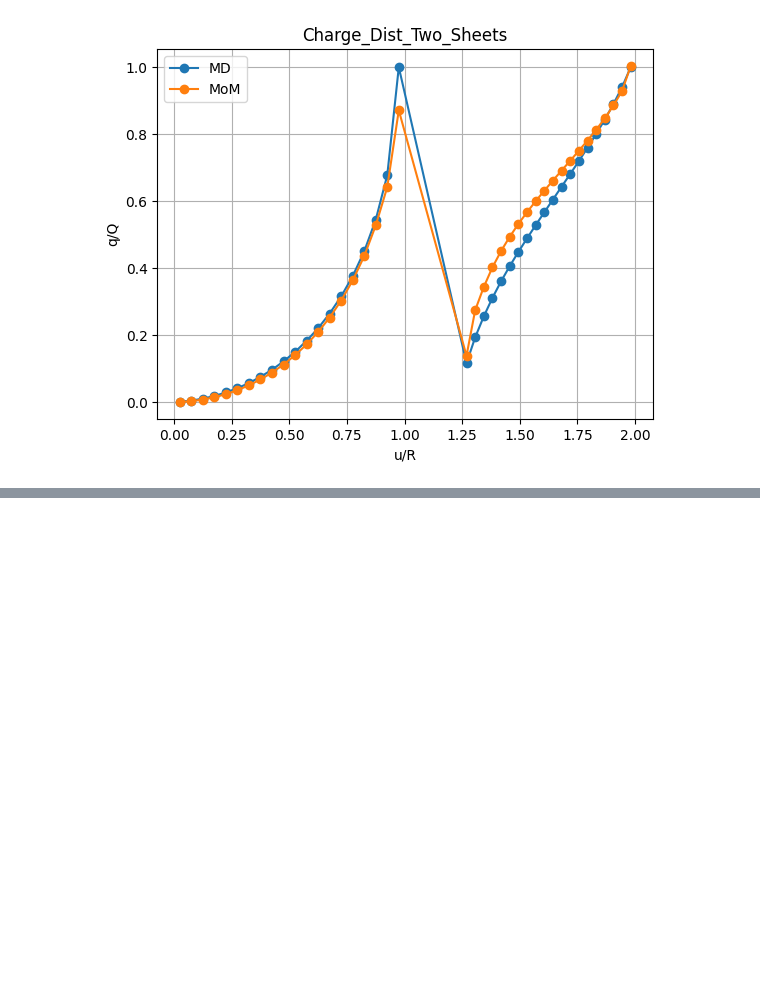
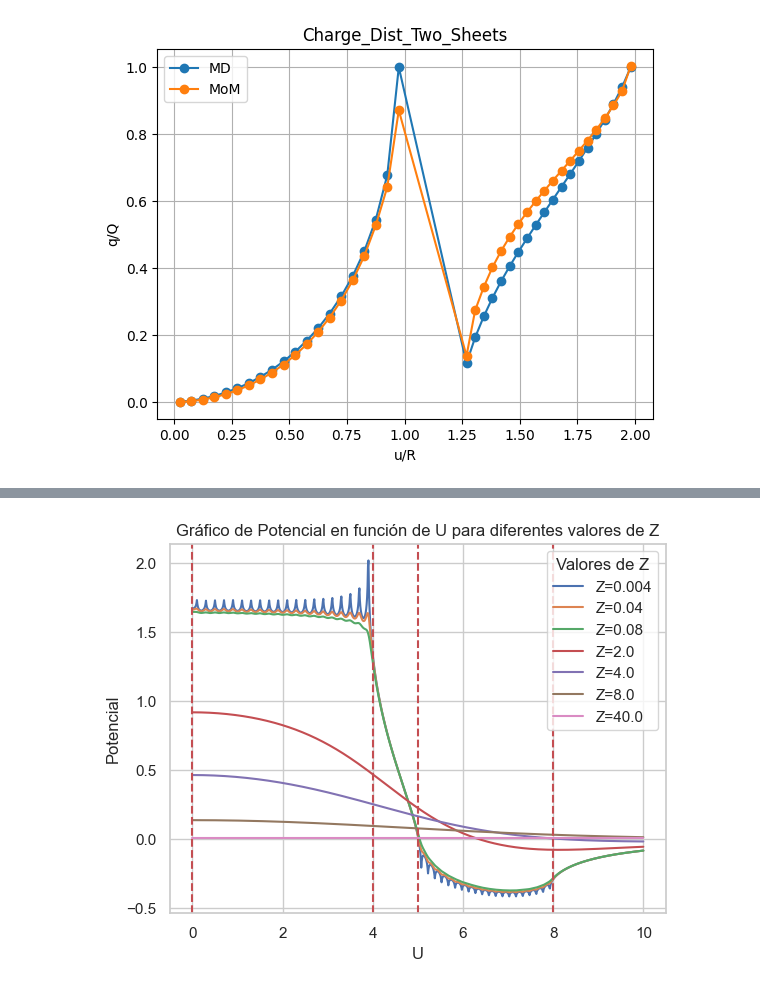
Before and after one commit to CristianC2002/Molecular_Dynamics__Disc-Model, a Jupyter notebook: 2. Data_Analysis.ipynb, the cells around one changed output, grey strips where cells are left out. Saved outputs shown, nothing was run; the diff lists cells and outputs as text; code cells hidden in the pictures; blank space fills up the shorter version.

Commit message:
Potencial Added

```diff
--- a/2. Data_Analysis.ipynb
+++ b/2. Data_Analysis.ipynb
@@ -591,0 +578,87 @@ Integral elíptica de primer tipo: 1.8540746773013719
+# %%
+import scipy.special as sps
+
+
+Total_Density['Center'] = (Total_Density['Inicio'] + Total_Density['Fin'])/2
+
+def generar_numeros_equidistantes(N, inicio, fin):
+    if N <= 1:
+        return [inicio]
+
+    paso = (fin - inicio) / (N - 1)  # Calcula el paso entre los números
+    numeros = []
+
+    for i in range(N):
+        valor = inicio + i * paso
+        numeros.append(valor)
+
+    return numeros
+
+def Delta_U(n):
+    if n < Muestras:
+        return interval_size_Int
+    else:
+        return interval_size_Ext
+
+def Center_U(n):
+    return Total_Density.loc[n, "Center"]
+
+def Sigma_U(n):
+    return Total_Density.loc[n, "Sigma"]
+
+# Ejemplo de una función que calcula el potencial (debes definir la tuya)
+def Potencial_Esp(valor_u, Z):
+
+    Const = 1/(4*np.pi*e0)
+
+    POTENCIAL = 0
+
+    for i in range(2*Muestras):
+        Density_u = Sigma_U(i)
+        Center_u = Center_U(i)
+        Delta_u = Delta_U(i)
+
+        Dif_2 = (valor_u-Center_u)**2
+
+        POTENCIAL += (Density_u * Center_u * Delta_u) * (4/(np.sqrt((Dif_2)+(Z**2)))) * sps.ellipk(-4*((valor_u*Center_u)/((Dif_2)+(Z**2))))
+
+    return Const*POTENCIAL
+
+U_Total = 1000
+
+Potencial_DF = pd.DataFrame({'U': generar_numeros_equidistantes(U_Total,0,1.25*r_2)})
+
+# Lista de valores de Z que deseas graficar
+valores_Z = [r_1/1000,r_1/100,r_1/50,r_1/2,r_1,2*r_1,10*r_1]
+
+# Crear un gráfico de dispersión para cada valor de Z
+sns.set(style="whitegrid")  # Establece el estilo del gráfico
+
+
+
+for Z in valores_Z:
+    print(Z/max(valores_Z))
+    columna_potencial = f'Potencial_{Z}'
+    Potencial_DF[columna_potencial] = Potencial_DF['U'].apply(Potencial_Esp, Z=Z)
+    sns.lineplot(data=Potencial_DF, x='U', y=columna_potencial, label=f'Z={Z}')
+
+# Personaliza el gráfico (títulos y etiquetas)
+plt.title('Gráfico de Potencial en función de U para diferentes valores de Z')
+plt.xlabel('U')
+plt.ylabel('Potencial')
+
+# Agrega una leyenda
+plt.legend(title='Valores de Z')
+
+# Dibuja dos líneas verticales en el eje X
+plt.axvline(x=  0, color='r', linestyle='--')
+plt.axvline(x=r_1, color='r', linestyle='--')
+plt.axvline(x=r_G, color='r', linestyle='--')
+plt.axvline(x=r_2, color='r', linestyle='--')
+
+# Rellena el área entre las líneas verticales
+# plt.fill_betweenx([0, max(Potencial_DF['Potencial_0.1'])], r_G, r_2, color='gray', alpha=0.5, label='Ext_Disc')
+
+# plt.show()
+plt.savefig(os.path.join(output_dir, "Potencial.png"))
+# %% [output]
@@ -591,0 +672 @@ Integral elíptica de primer tipo: 1.8540746773013719
+[figure, added]
```
Also changed, not shown: parts of 2 cells of this notebook, 3 other files.
